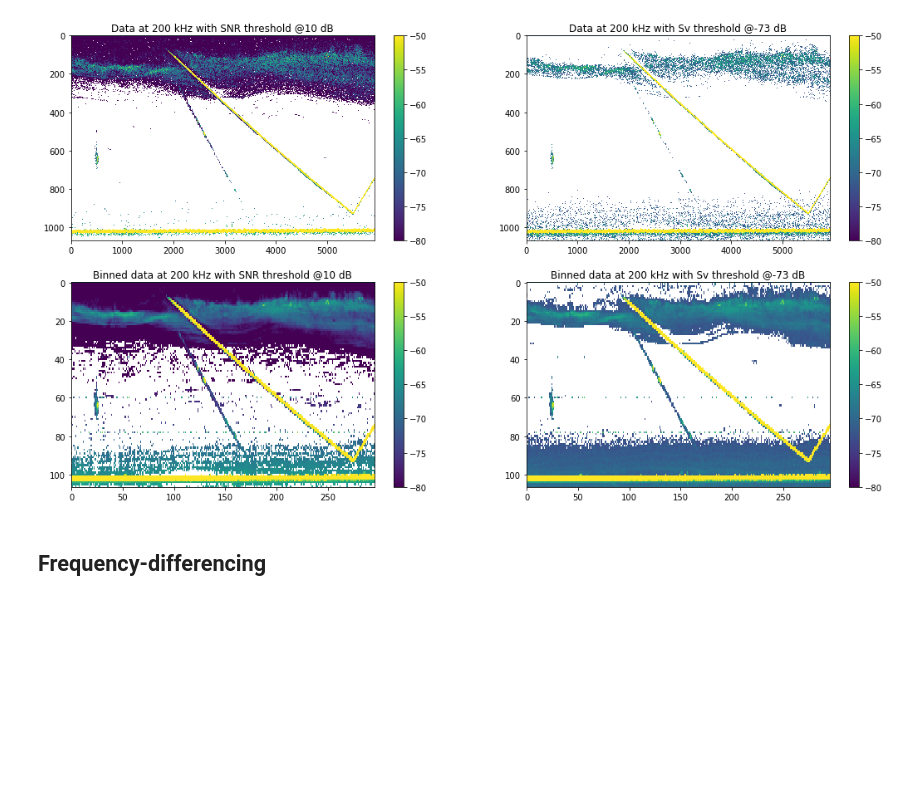
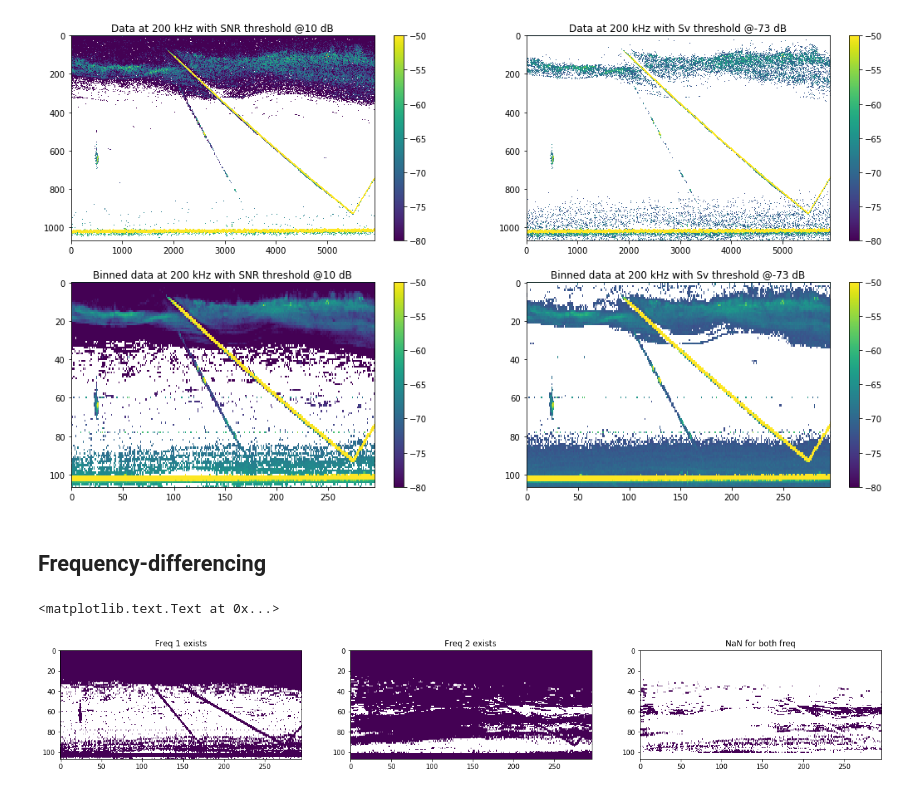
Before and after one commit to valentina-s/ooi_sonar, a Jupyter notebook: Freq-differencing.ipynb, the cells around one changed output. Drawn from its saved outputs; the diff is of its cells as text; code cells hidden in the pictures; blank space fills up the shorter version.

```diff
--- a/Freq-differencing.ipynb
+++ b/Freq-differencing.ipynb
@@ -347,3 +347,23 @@ ax[1,1].set_title('Binned data at 200 kHz with Sv threshold @%d dB' % Sv_th)
 [figure]
 # %% [markdown]
 ## Frequency-differencing
+# %%
+Sv_1 = Sv_corr_200_SNR_mean
+Sv_2 = Sv_corr_38_SNR_mean
+
+yes_1 = ~np.isnan(Sv_1)
+yes_2 = ~np.isnan(Sv_2)
+Sv_diff_12 = Sv_1 - Sv_2
+Sv_diff_12[yes_1 & ~yes_2] = np.inf
+Sv_diff_12[~yes_1 & yes_2] = -np.inf
+# %%
+fig,ax = plt.subplots(1,3,figsize=(22,3))
+ax[0].imshow(np.ma.masked_where(~yes_1,np.ones(yes_1.shape)),aspect='auto')
+ax[0].set_title('Freq 1 exists')
+ax[1].imshow(np.ma.masked_where(~yes_2,np.ones(yes_2.shape)),aspect='auto')
+ax[1].set_title('Freq 2 exists')
+ax[2].imshow(np.ma.masked_where(~np.isnan(Sv_diff_12),np.ones(yes_2.shape)),aspect='auto')
+ax[2].set_title('NaN for both freq')
+# %% [output]
+<matplotlib.text.Text at 0x...>
+[figure, added]
```
Also changed, not shown: parts of 33 cells of this notebook, 1 other file.
